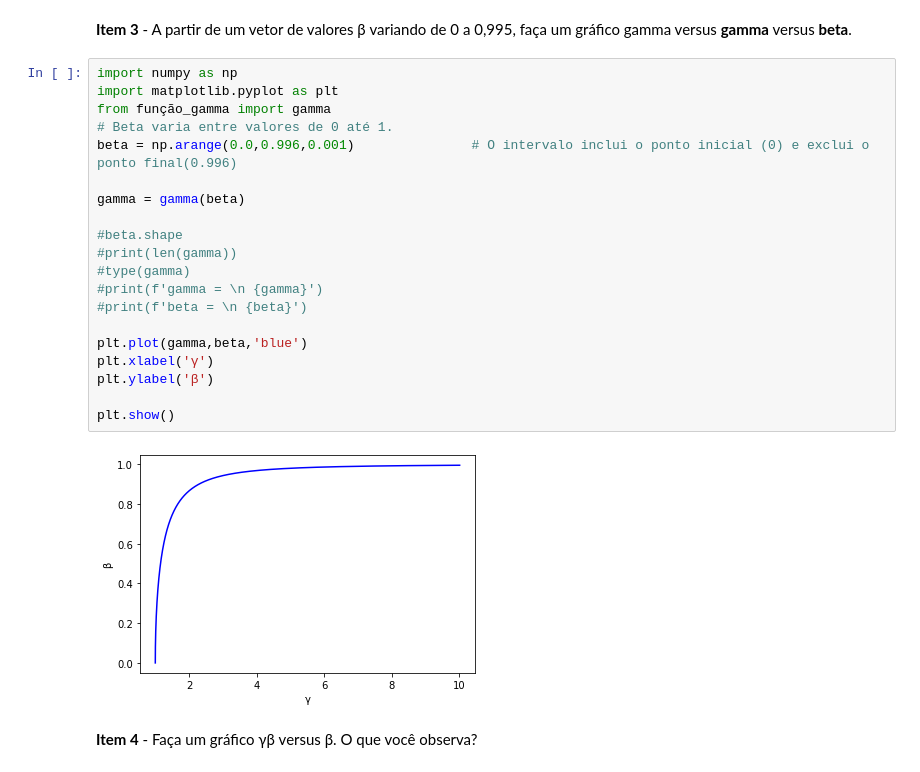
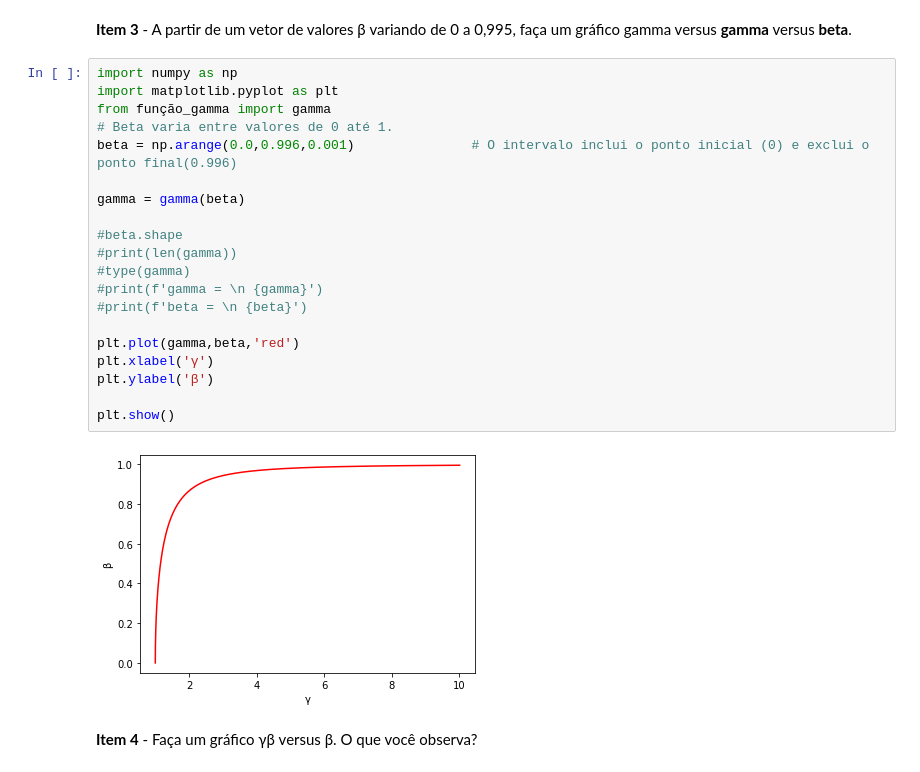
Before and after one commit to JMateusNSilva/python_uerj_2020_2, a Jupyter notebook: projeto01/projeto01_Bethe_Block_equation.ipynb, the cells around one changed output. Cells and saved outputs as stored; diff of their text form.

```diff
--- a/projeto01/projeto01_Bethe_Block_equation.ipynb
+++ b/projeto01/projeto01_Bethe_Block_equation.ipynb
@@ -57,25 +57,25 @@ O valor do vetor gamma é:
 # %%
 import numpy as np
 import matplotlib.pyplot as plt
 from função_gamma import gamma
 # Beta varia entre valores de 0 até 1.
 beta = np.arange(0.0,0.996,0.001)               # O intervalo inclui o ponto inicial (0) e exclui o ponto final(0.996)
 
 gamma = gamma(beta)
 
 #beta.shape
 #print(len(gamma))
 #type(gamma)
 #print(f'gamma = \n {gamma}')
 #print(f'beta = \n {beta}')
 
-plt.plot(gamma,beta,'blue')
+plt.plot(gamma,beta,'red')
 plt.xlabel('γ')
 plt.ylabel('β')
 
 plt.show()
 # %% [output]
-[figure, old version]
+[figure, new version]
 # %% [markdown]
 **Item 4** - Faça um gráfico γβ versus β. O que você observa?
 # %%
```
Also changed, not shown: parts of 1 cell of this notebook.
